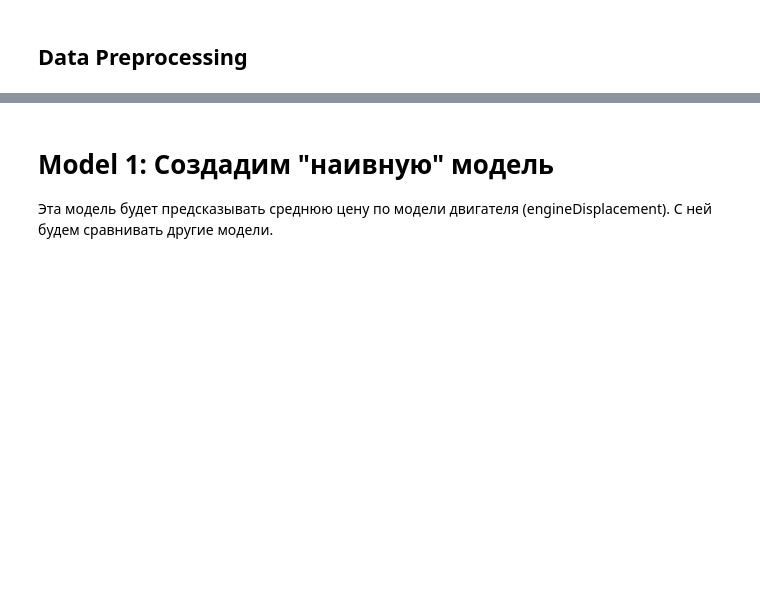
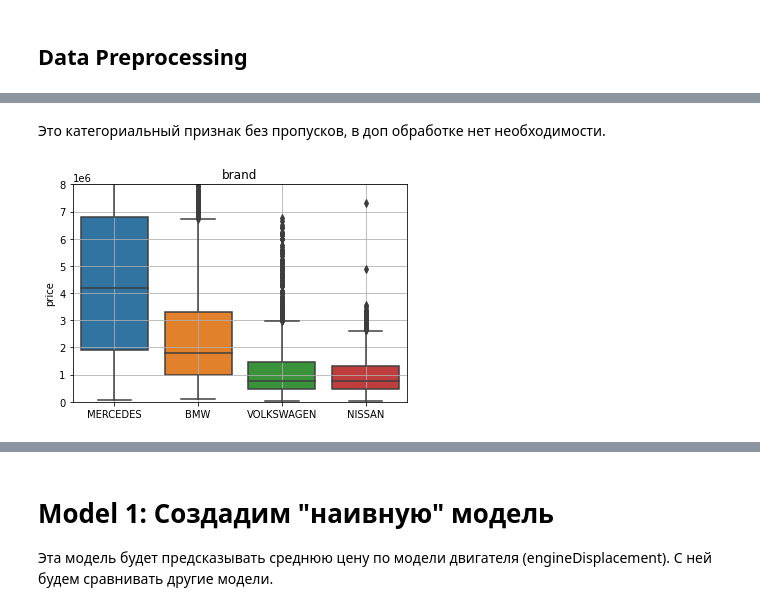
Before and after one commit to mshashanov/skillfactory_rds, a Jupyter notebook: module_5/car_price_prediction.ipynb, the cells around one changed output, grey strips where cells are left out. Saved outputs shown, nothing was run; the diff lists cells and outputs as text; code cells hidden in the pictures; blank space fills up the shorter version.

```diff
--- a/module_5/car_price_prediction.ipynb
+++ b/module_5/car_price_prediction.ipynb
@@ -278,0 +204,7 @@ X_train, X_test, y_train, y_test = train_test_split(X, y, test_size=VAL_SIZE, sh
+# %% [markdown]
+Это категориальный признак без пропусков, в доп обработке нет необходимости.
+# %%
+cat_cols.append(col)
+cm.plot_cat_col_vs_price(train, col, [0, 8e6])
+# %% [output]
+[figure, added]
```
Also changed, not shown: parts of 194 cells of this notebook, 1 other file.
